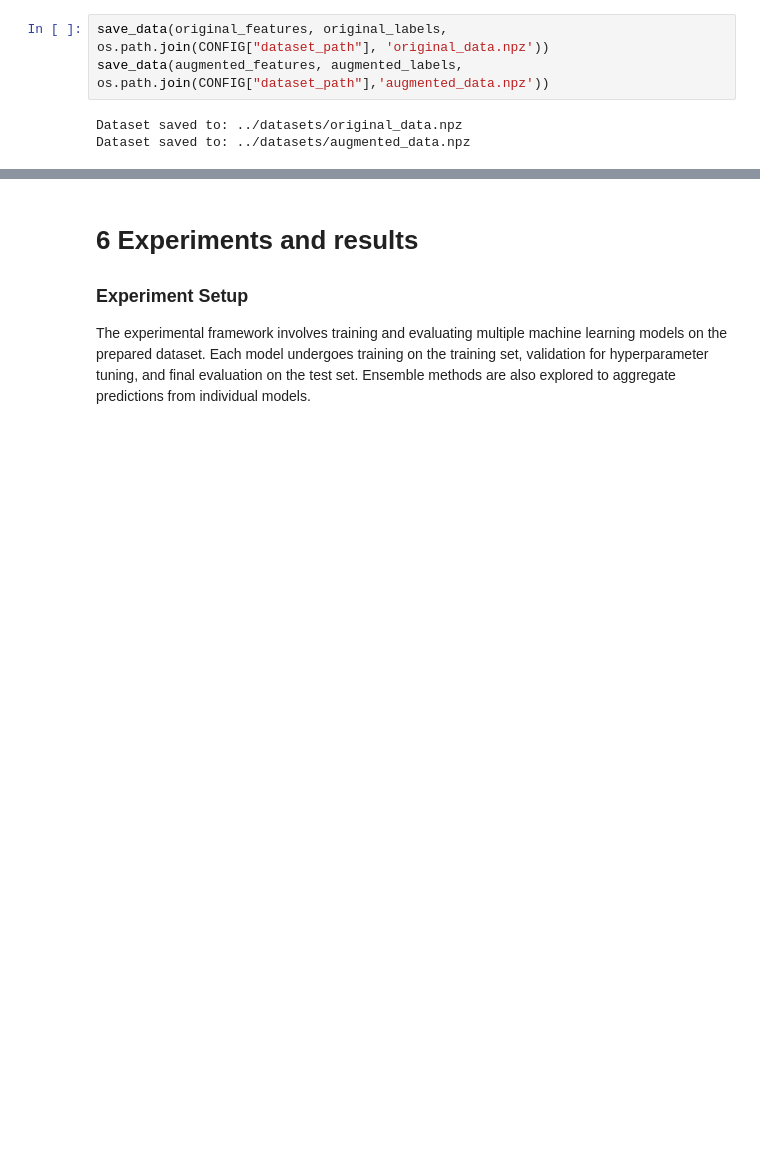
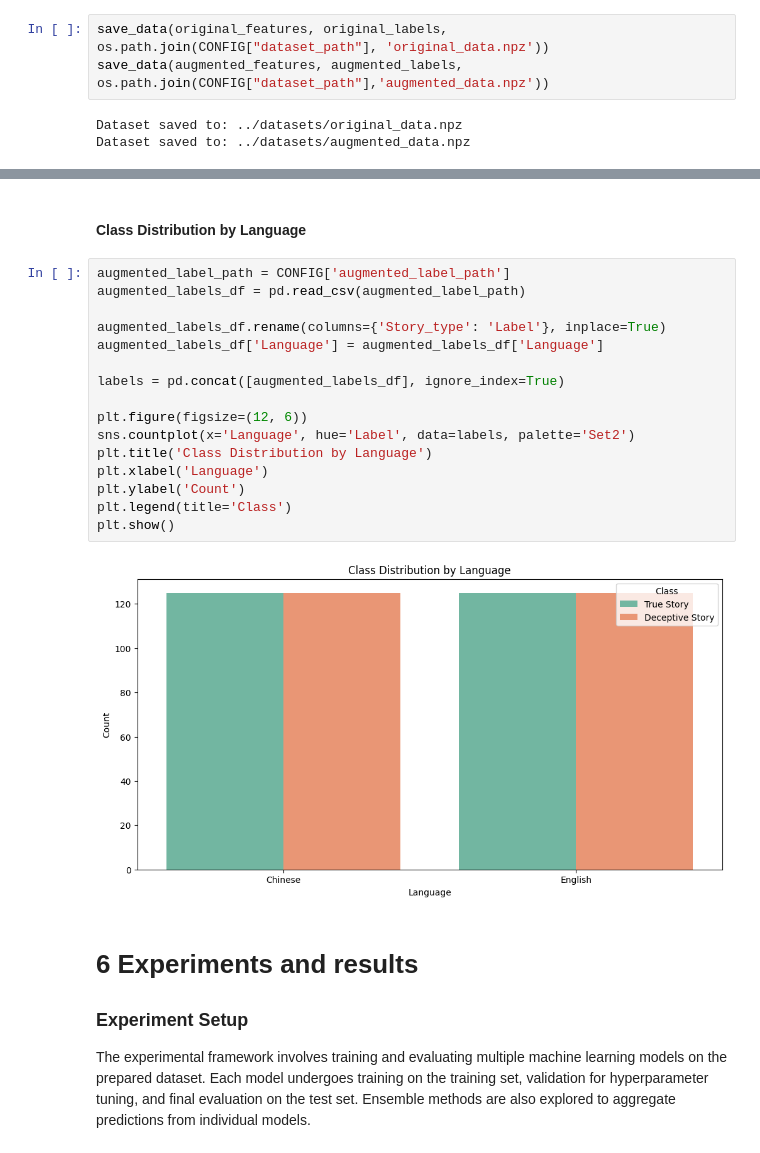
Before and after one commit to CharlesZZY/Truora, a Jupyter notebook: src/CBU5201_miniproject.ipynb, the cells around one changed output, grey strips where cells are left out. Saved outputs shown, nothing was run; the diff lists cells and outputs as text; blank space fills up the shorter version.

```diff
--- a/src/CBU5201_miniproject.ipynb
+++ b/src/CBU5201_miniproject.ipynb
@@ -1483,3 +1764,23 @@ split_and_save_data(CONFIG['dataset_path'] + 'original_data.npz', CONFIG['datase
+# %% [markdown]
+#### Class Distribution by Language
+# %%
+augmented_label_path = CONFIG['augmented_label_path']
+augmented_labels_df = pd.read_csv(augmented_label_path)
+
+augmented_labels_df.rename(columns={'Story_type': 'Label'}, inplace=True)
+augmented_labels_df['Language'] = augmented_labels_df['Language']
+
+labels = pd.concat([augmented_labels_df], ignore_index=True)
+
+plt.figure(figsize=(12, 6))
+sns.countplot(x='Language', hue='Label', data=labels, palette='Set2')
+plt.title('Class Distribution by Language')
+plt.xlabel('Language')
+plt.ylabel('Count')
+plt.legend(title='Class')
+plt.show()
+# %% [output]
+[figure, added]
 # %% [markdown]
 # 6 Experiments and results
 
```
Also changed, not shown: parts of 57 cells of this notebook, 1 other file.
